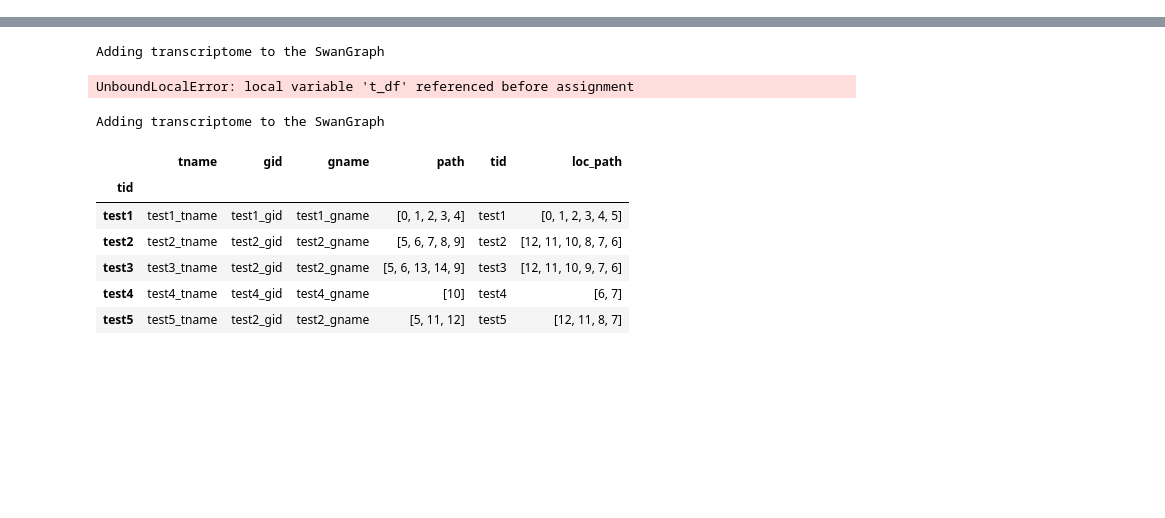
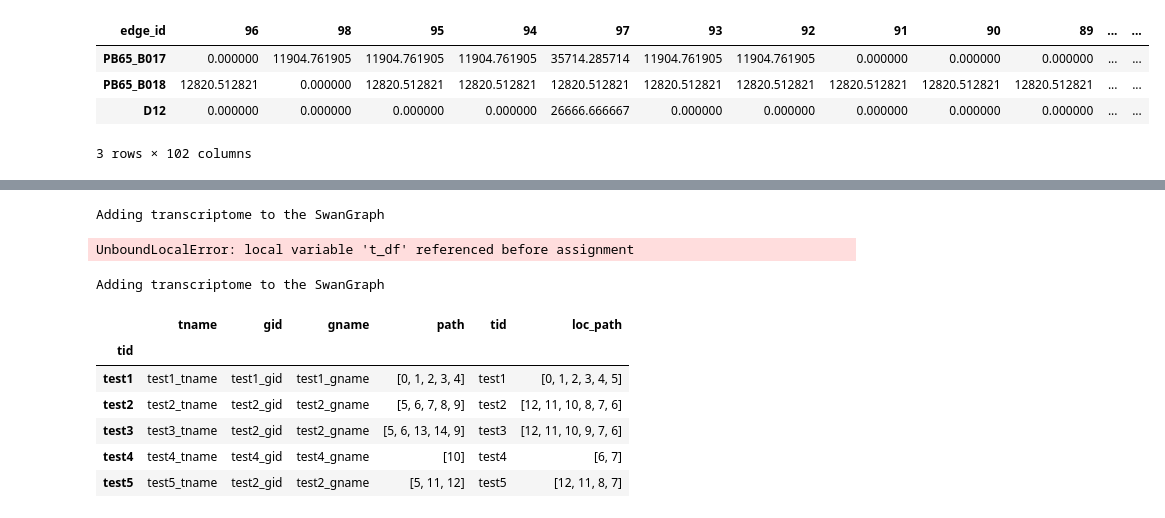
Before and after one commit to mortazavilab/swan_vis, a Jupyter notebook: tutorials/test_dev.ipynb, the cells around one changed output, grey strips where cells are left out. Cells and saved outputs as stored; diff of their text form; code cells hidden in the pictures; blank space fills up the shorter version.

Commit message:
added edge adata code and remove isms code

```diff
--- a/tutorials/test_dev.ipynb
+++ b/tutorials/test_dev.ipynb
@@ -7,0 +134,4 @@ import scipy.stats as st
+# %%
+# groupby edge id and sum counts
+# edge_t_df.reset_index(inplace=True)
+edge_exp_df = edge_exp_df.groupby('edge_id').sum()
@@ -7,0 +148,7 @@ import scipy.stats as st
+# %%
+edge_exp_df = edge_exp_df.merge(sg.edge_df[['v1', 'v2']],
+    how='left', left_index=True, right_index=True)
+edge_exp_df.sort_values(by=['v1', 'v2'], inplace=True)
+edge_exp_df.drop(['v1', 'v2'], axis=1, inplace=True)
+print(edge_exp_df.head())
+print(edge_exp_df.index == sg.edge_df.index)
@@ -7,0 +182,6 @@ import scipy.stats as st
+# %%
+var = edge_exp_df.index.to_frame()
+X = edge_exp_df.transpose().values
+obs = sg.adata.obs
+adata = anndata.AnnData(obs=obs, X=X, var=var)
+adata.layers['counts'] = adata.X
@@ -7,0 +332,10 @@ import scipy.stats as st
+# %%
+tpm_df = swan.calc_tpm(adata, sg.edge_df)
+# %%
+tpm_df.head()
+# %% [output]
+| edge_id | 96 | 98 | 95 | 94 | 97 | 93 | 92 | 91 | 90 | 89 | ... | ... |
+| PB65_B017 | 0.000000 | 11904.761905 | 11904.761905 | 11904.761905 | 35714.285714 | 11904.761905 | 11904.761905 | 0.000000 | 0.000000 | 0.000000 | ... | ... |
+| PB65_B018 | 12820.512821 | 0.000000 | 12820.512821 | 12820.512821 | 12820.512821 | 12820.512821 | 12820.512821 | 12820.512821 | 12820.512821 | 12820.512821 | ... | ... |
+| D12 | 0.000000 | 0.000000 | 0.000000 | 0.000000 | 26666.666667 | 0.000000 | 0.000000 | 0.000000 | 0.000000 | 0.000000 | ... | ... |
+3 rows × 102 columns
```
Also changed, not shown: parts of 31 cells of this notebook, 6 other files.
